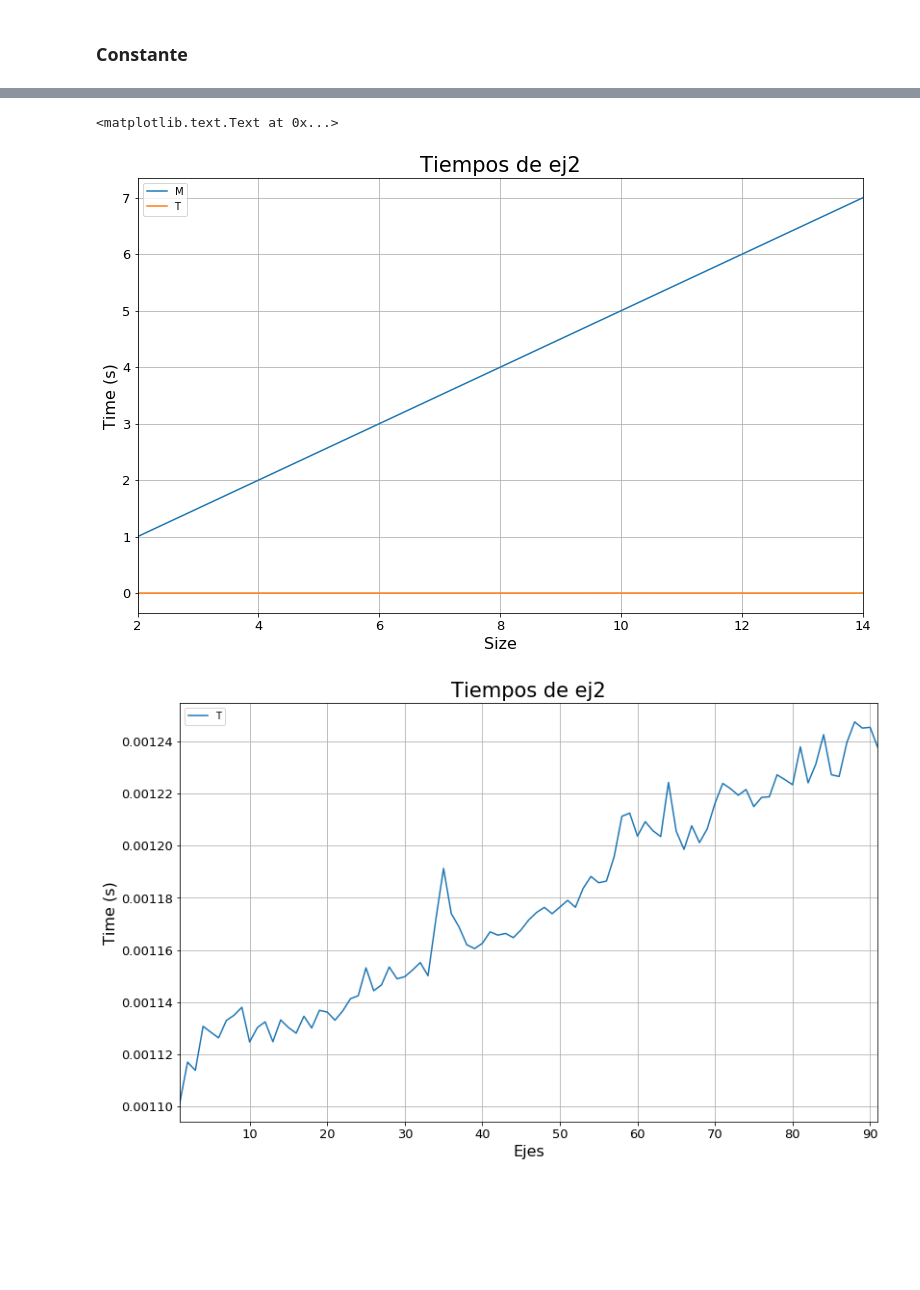
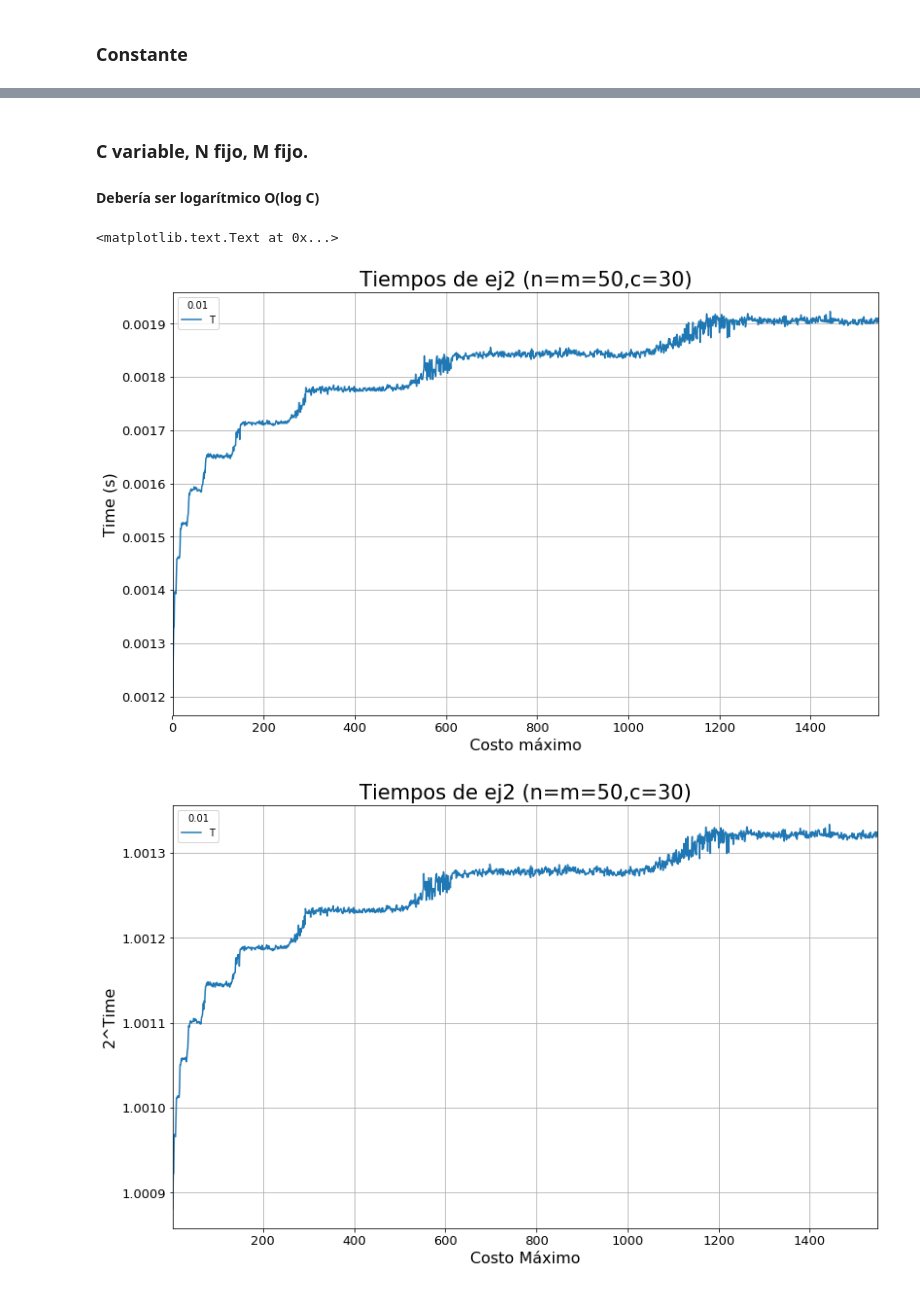
Before and after one commit to gianzamboni/algo3-tp2-1c2017, a Jupyter notebook: Tiempos.ipynb, the cells around one changed output, grey strips where cells are left out. Saved outputs shown, nothing was run; the diff lists cells and outputs as text; code cells hidden in the pictures; blank space fills up the shorter version.

```diff
--- a/Tiempos.ipynb
+++ b/Tiempos.ipynb
@@ -54,38 +100,23 @@ dyna.set_xlabel("Size", fontsize=16)
+# %% [markdown]
+### C variable, N fijo, M fijo.
+#### Debería ser logarítmico O(log C)
 # %%
-d2 = pd.read_csv("./timesEj2.csv")
-NvsT = d2
-#del NvsT['M']
-del NvsT['C']
-NvsT = d2.groupby('N')
-
-d2 = pd.read_csv("./timesEj2.csv")
-MvsT = d2
-del MvsT['N']
-del MvsT['C']
-MvsT = d2.groupby('M')
-
-
-d2 = pd.read_csv("./timesEj2.csv")
-CvsT = d2
-del CvsT['N']
-del CvsT['M']
+d2 = pd.read_csv("./timesEj2C.csv")
 CvsT = d2.groupby('C')
 
-dyn = NvsT.mean().plot.line(fontsize=13, figsize=(13,8), logy=False, grid=True)
-dyn.set_title("Tiempos de ej2", fontsize=21)
+dyn = CvsT.quantile(0.01).plot.line(fontsize=13, figsize=(13,8), logy=False, grid=True)
+dyn.set_title("Tiempos de ej2 (n=m=50,c=30)", fontsize=21)
 dyn.set_ylabel("Time (s)", fontsize=16)
-dyn.set_xlabel("Size", fontsize=16)
+dyn.set_xlabel("Costo máximo", fontsize=16)
 
-dyn = MvsT.mean().plot.line(fontsize=13, figsize=(13,8), logy=False, grid=True)
-dyn.set_title("Tiempos de ej2", fontsize=21)
-dyn.set_ylabel("Time (s)", fontsize=16)
-dyn.set_xlabel("Ejes", fontsize=16)
-
-dyn = CvsT.mean().plot.line(fontsize=13, figsize=(13,8), logy=False, grid=True)
-dyn.set_title("Tiempos de ej2", fontsize=21)
-dyn.set_ylabel("Time (s)", fontsize=16)
-dyn.set_xlabel("Max Costos", fontsize=16)
+ddyna = pd.read_csv("./timesEj2C.csv")
+ddyna['T'] = 2**(ddyna['T'])
+sizedyna = ddyna.loc[ddyna['C'] > 1].groupby('C')
+dyna = sizedyna.quantile(0.01).plot.line(fontsize=13, figsize=(13,8), grid=True)
+dyna.set_title("Tiempos de ej2 (n=m=50,c=30)", fontsize=21)
+dyna.set_ylabel("2^Time", fontsize=16)
+dyna.set_xlabel("Costo Máximo", fontsize=16)
 # %% [output]
 <matplotlib.text.Text at 0x...>
-[figure, old version]
+[figure, new version]
-[figure, old version]
+[figure, new version]
```
Also changed, not shown: parts of 13 cells of this notebook, 2 other files.
